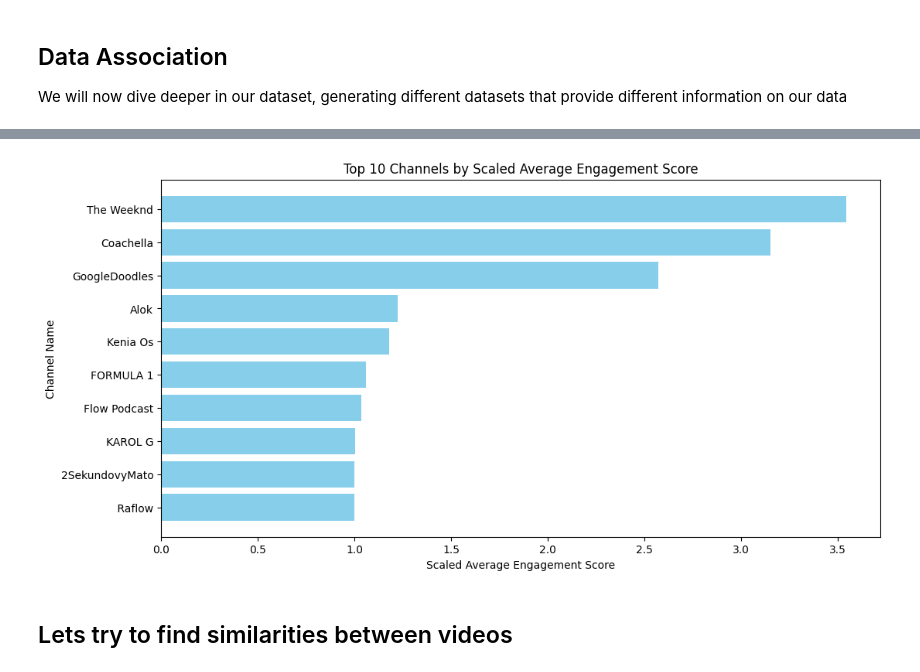
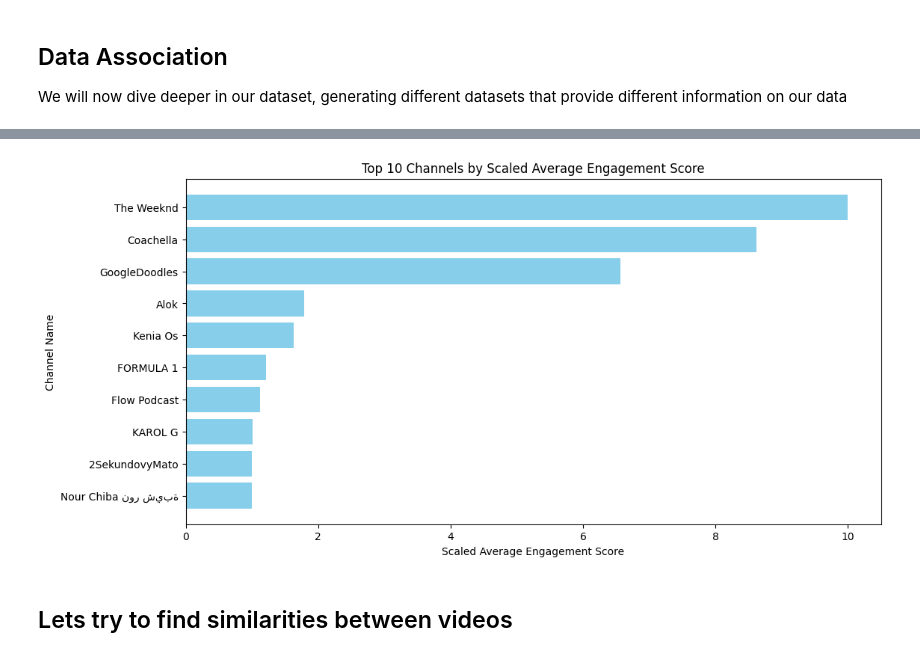
Before and after one commit to adrianarodriguezrodriguez/youtube, a Jupyter notebook: spark.ipynb, the cells around one changed output, grey strips where cells are left out. Saved outputs shown, nothing was run; the diff lists cells and outputs as text; code cells hidden in the pictures.

Commit message:
conversion to pandas and euclidean distance matrix

```diff
--- a/spark.ipynb
+++ b/spark.ipynb
@@ -212,9 +130,11 @@ $$
 We decided to use these weights taking account the level of effort the user needs to put in order to perform these actions, meaning that they are more important the harder it is to do. The +1 on the view count is in order to avoid divisions by zero.
 # %%
 # Creating the engagement score column
-data = data.withColumn("engagement_score",
-                       (col("like_count") * 2 + col("comment_count") * 3) / (col("view_count") + 1))
+data['engagement_score'] = (data['like_count'] * 2 + data['comment_count'] * 3) / (data['view_count'] + 1)
 
 # Sorting by engagement score in descending order
-data.orderBy(col("engagement_score").desc()).show(5)
+data_sorted = data.sort_values(by='engagement_score', ascending=False)
+
+# Display the first 5 rows
+data_sorted.head(5)
 # %% [output]
@@ -261,0 +149,13 @@ only showing top 5 rows
+# %%
+# Calculate min and max values of the engagement_score
+min_score = data['engagement_score'].min()
+max_score = data['engagement_score'].max()
+
+# Create the scaled engagement score column
+data['scaled_engagement_score'] = 1 + 9 * ((data['engagement_score'] - min_score) / (max_score - min_score))
+
+# Select the relevant columns and sort by scaled_engagement_score in descending order
+data_sorted = data[['title', 'engagement_score', 'scaled_engagement_score']].sort_values(by='scaled_engagement_score', ascending=False)
+
+# Display the first 5 rows
+data_sorted.head(5)
@@ -303,0 +173,17 @@ only showing top 10 rows
+# %%
+# Group by 'channel_name' and calculate the average engagement score
+channel_engagement = data.groupby('channel_name')['engagement_score'].mean().reset_index()
+channel_engagement = channel_engagement.rename(columns={'engagement_score': 'avg_engagement_score'})
+
+# Calculate min and max of avg_engagement_score
+min_score_channel = channel_engagement['avg_engagement_score'].min()
+max_score_channel = channel_engagement['avg_engagement_score'].max()
+
+# Create the scaled average engagement score column
+channel_engagement['scaled_avg_engagement_score'] = 1 + 9 * ((channel_engagement['avg_engagement_score'] - min_score_channel) / (max_score_channel - min_score_channel))
+
+# Sort by avg_engagement_score in descending order
+channel_analysis = channel_engagement.sort_values(by='avg_engagement_score', ascending=False)
+
+# Display the top 10 rows
+channel_analysis.head(10)
@@ -304,17 +202,15 @@ only showing top 10 rows
 # %%
-channel_analysis_pd = channel_analysis.toPandas()
-
-channel_analysis_pd = channel_analysis_pd.sort_values(by="scaled_avg_engagement_score", ascending=False)
+channel_analysis = channel_analysis.sort_values(by="scaled_avg_engagement_score", ascending=False)
 
 plt.figure(figsize=(12, 6))
-plt.barh(channel_analysis_pd["channel_name"][:10], channel_analysis_pd["scaled_avg_engagement_score"][:10], color='skyblue')
+plt.barh(channel_analysis["channel_name"][:10], channel_analysis["scaled_avg_engagement_score"][:10], color='skyblue')
 plt.xlabel("Scaled Average Engagement Score")
 plt.ylabel("Channel Name")
 plt.title("Top 10 Channels by Scaled Average Engagement Score")
 plt.gca().invert_yaxis()
 plt.show()
 # %% [output]
-[figure, old version]
+[figure, new version]
 # %% [markdown]
 ## Lets try to find similarities between videos
 # %%
```
Also changed, not shown: parts of 23 cells of this notebook, 1 other file.
